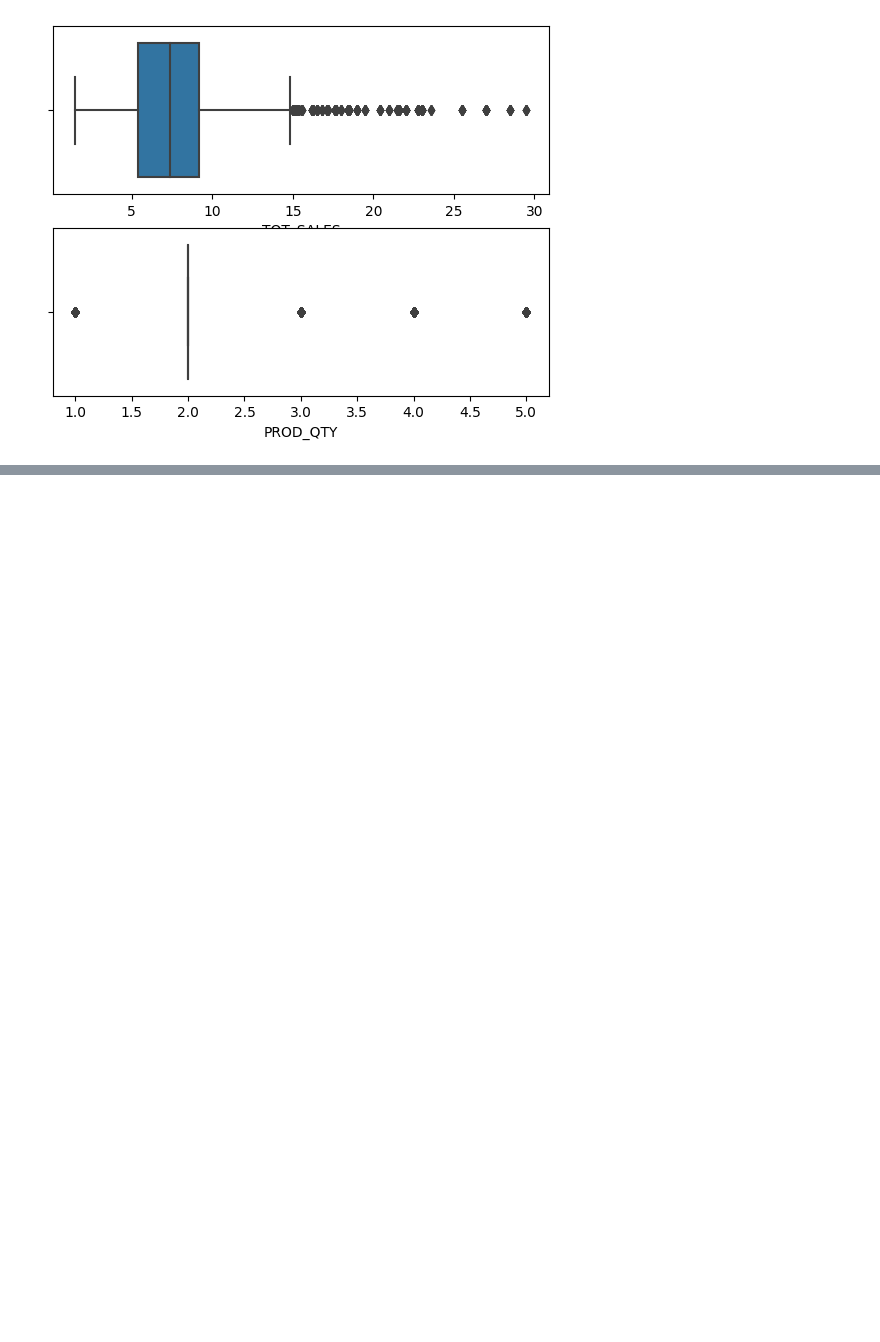
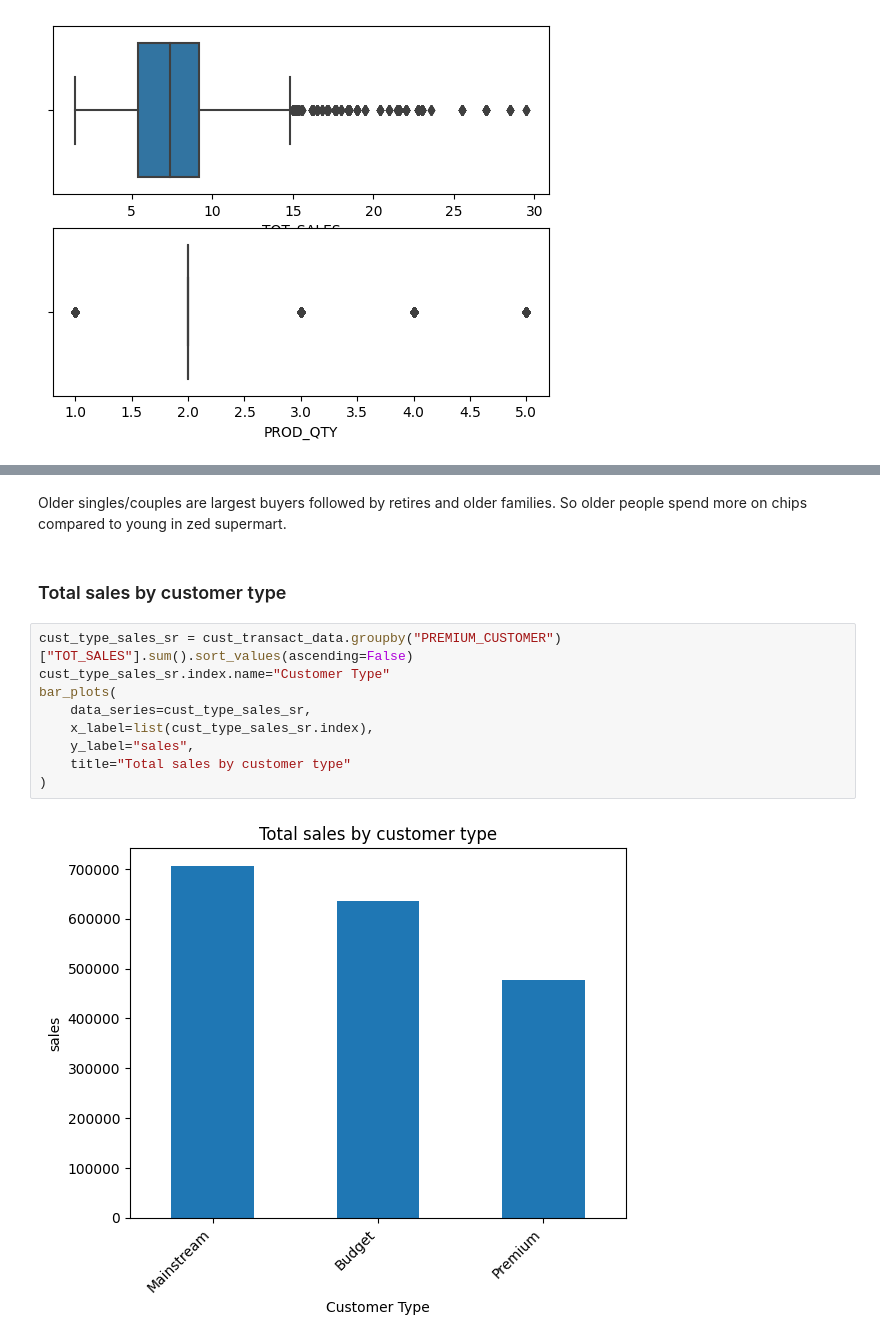
Before and after one commit to nav500/zed-supermart-customer-analysis, a Jupyter notebook: data_preparation.ipynb, the cells around one changed output, grey strips where cells are left out. Cells and saved outputs as stored; diff of their text form; blank space fills up the shorter version.

```diff
--- a/data_preparation.ipynb
+++ b/data_preparation.ipynb
@@ -168,0 +446,15 @@ plt.show()
+# %% [markdown]
+Older singles/couples are largest buyers followed by retires and older families. So older people spend more on chips compared to young in zed supermart.
+# %% [markdown]
+### Total sales by customer type
+# %%
+cust_type_sales_sr = cust_transact_data.groupby("PREMIUM_CUSTOMER")["TOT_SALES"].sum().sort_values(ascending=False)
+cust_type_sales_sr.index.name="Customer Type"
+bar_plots(
+    data_series=cust_type_sales_sr,
+    x_label=list(cust_type_sales_sr.index),
+    y_label="sales",
+    title="Total sales by customer type"
+)
+# %% [output]
+[figure, added]
```
Also changed, not shown: parts of 58 cells of this notebook.
